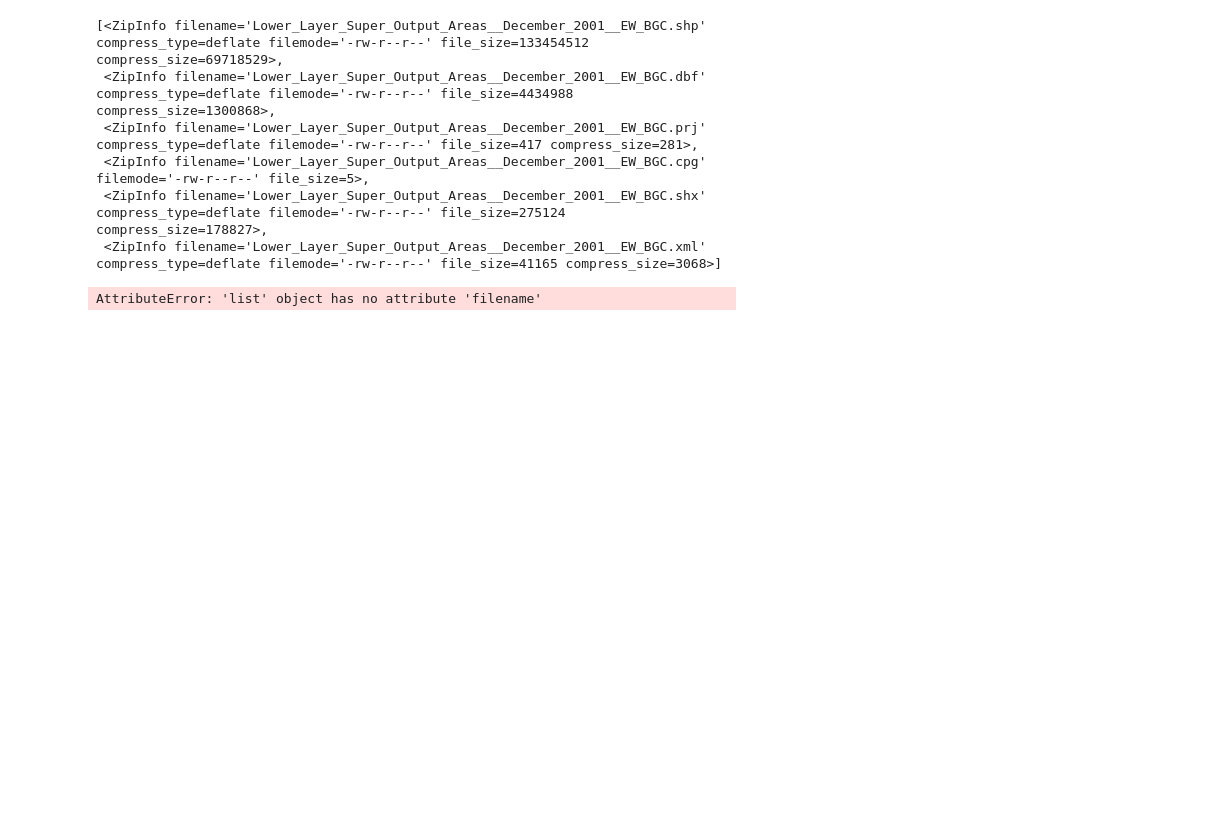
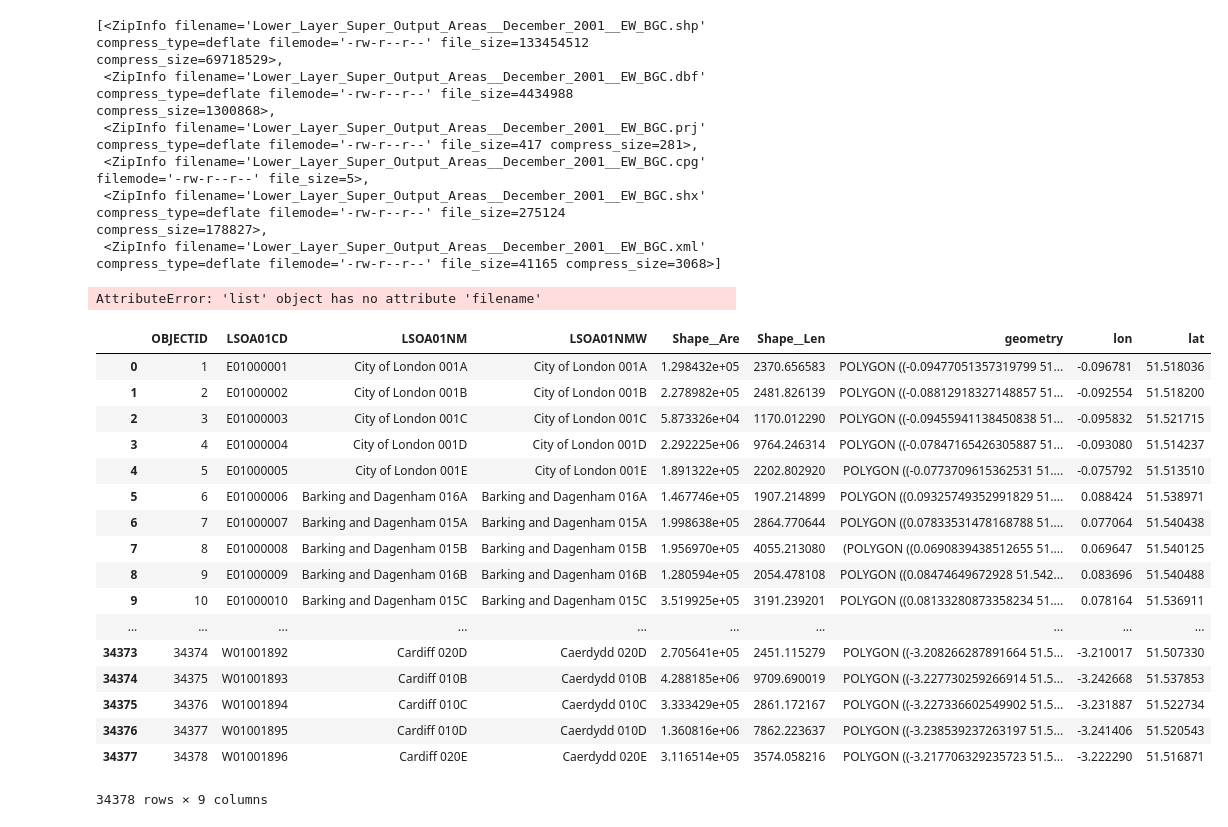
Before and after one commit to nestauk/beis-indicators, a Jupyter notebook: ds/notebooks/dev/15_ao_travel.ipynb, the cells around one changed output. Saved outputs shown, nothing was run; the diff lists cells and outputs as text; code cells hidden in the pictures; blank space fills up the shorter version.

```diff
--- a/ds/notebooks/dev/15_ao_travel.ipynb
+++ b/ds/notebooks/dev/15_ao_travel.ipynb
@@ -567,3 +562,27 @@ project_zip.infolist()
 project_zip.infolist().filename.endswith('.shp')
 # %% [output]
 AttributeError: 'list' object has no attribute 'filename'
+# %%
+def test():
+    return {2001: lsoa_shp_geo_01, 2011: lsoa_shp_geo_11}
+# %%
+test()[2001]
+# %% [output]
+|  | OBJECTID | LSOA01CD | LSOA01NM | LSOA01NMW | Shape__Are | Shape__Len | geometry | lon | lat |
+| 0 | 1 | E01000001 | City of London 001A | City of London 001A | 1.298432e+05 | 2370.656583 | POLYGON ((-0.09477051357319799 51... | -0.096781 | 51.518036 |
+| 1 | 2 | E01000002 | City of London 001B | City of London 001B | 2.278982e+05 | 2481.826139 | POLYGON ((-0.08812918327148857 51... | -0.092554 | 51.518200 |
+| 2 | 3 | E01000003 | City of London 001C | City of London 001C | 5.873326e+04 | 1170.012290 | POLYGON ((-0.09455941138450838 51... | -0.095832 | 51.521715 |
+| 3 | 4 | E01000004 | City of London 001D | City of London 001D | 2.292225e+06 | 9764.246314 | POLYGON ((-0.07847165426305887 51... | -0.093080 | 51.514237 |
+| 4 | 5 | E01000005 | City of London 001E | City of London 001E | 1.891322e+05 | 2202.802920 | POLYGON ((-0.0773709615362531 51.... | -0.075792 | 51.513510 |
+| 5 | 6 | E01000006 | Barking and Dagenham 016A | Barking and Dagenham 016A | 1.467746e+05 | 1907.214899 | POLYGON ((0.09325749352991829 51.... | 0.088424 | 51.538971 |
+| 6 | 7 | E01000007 | Barking and Dagenham 015A | Barking and Dagenham 015A | 1.998638e+05 | 2864.770644 | POLYGON ((0.07833531478168788 51.... | 0.077064 | 51.540438 |
+| 7 | 8 | E01000008 | Barking and Dagenham 015B | Barking and Dagenham 015B | 1.956970e+05 | 4055.213080 | (POLYGON ((0.0690839438512655 51.... | 0.069647 | 51.540125 |
+| 8 | 9 | E01000009 | Barking and Dagenham 016B | Barking and Dagenham 016B | 1.280594e+05 | 2054.478108 | POLYGON ((0.08474649672928 51.542... | 0.083696 | 51.540488 |
+| 9 | 10 | E01000010 | Barking and Dagenham 015C | Barking and Dagenham 015C | 3.519925e+05 | 3191.239201 | POLYGON ((0.08133280873358234 51.... | 0.078164 | 51.536911 |
+| ... | ... | ... | ... | ... | ... | ... | ... | ... | ... |
+| 34373 | 34374 | W01001892 | Cardiff 020D | Caerdydd 020D | 2.705641e+05 | 2451.115279 | POLYGON ((-3.208266287891664 51.5... | -3.210017 | 51.507330 |
+| 34374 | 34375 | W01001893 | Cardiff 010B | Caerdydd 010B | 4.288185e+06 | 9709.690019 | POLYGON ((-3.227730259266914 51.5... | -3.242668 | 51.537853 |
+| 34375 | 34376 | W01001894 | Cardiff 010C | Caerdydd 010C | 3.333429e+05 | 2861.172167 | POLYGON ((-3.227336602549902 51.5... | -3.231887 | 51.522734 |
+| 34376 | 34377 | W01001895 | Cardiff 010D | Caerdydd 010D | 1.360816e+06 | 7862.223637 | POLYGON ((-3.238539237263197 51.5... | -3.241406 | 51.520543 |
+| 34377 | 34378 | W01001896 | Cardiff 020E | Caerdydd 020E | 3.116514e+05 | 3574.058216 | POLYGON ((-3.217706329235723 51.5... | -3.222290 | 51.516871 |
+34378 rows × 9 columns
```
Also changed, not shown: parts of 7 cells of this notebook, 11 other files.
